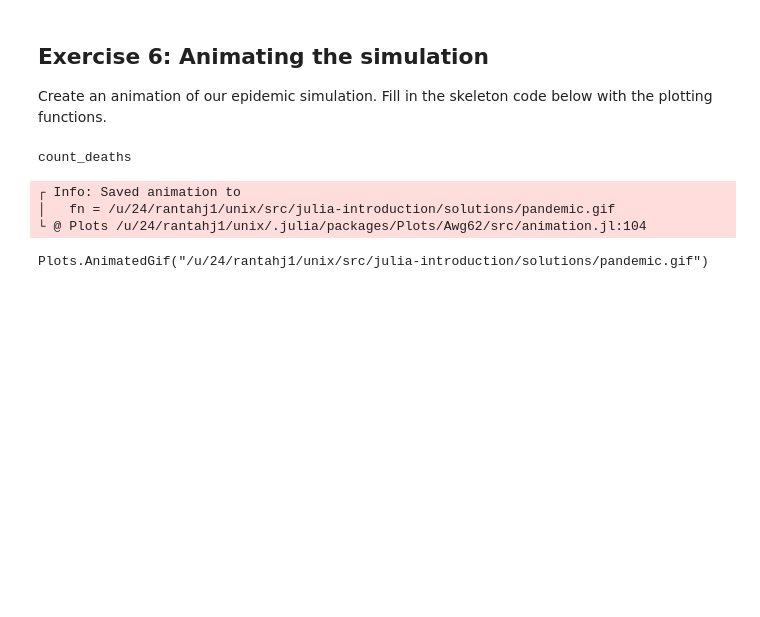
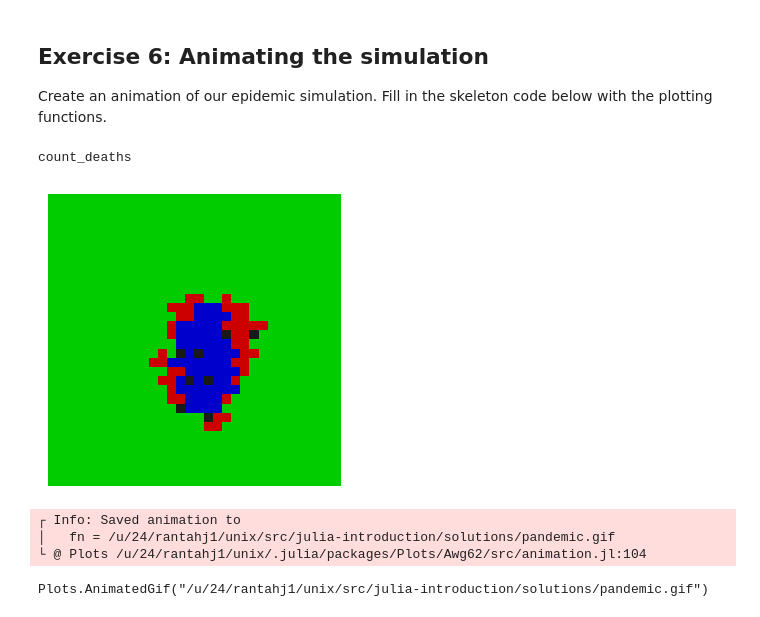
Before and after one commit to nnhjy/julia-introduction, a Jupyter notebook: solutions/05_Solutions-Packages_and_Plotting.ipynb, the cells around one changed output. Cells and saved outputs as stored; diff of their text form; code cells hidden in the pictures; blank space fills up the shorter version.

```diff
--- a/solutions/05_Solutions-Packages_and_Plotting.ipynb
+++ b/solutions/05_Solutions-Packages_and_Plotting.ipynb
@@ -99,30 +99,28 @@ include("../epidemic.jl")
 count_deaths
 # %%
 using Plots
-gr()
+pyplot()
 
 # Set the size of the animation window
 default(size = (400, 300))
 
 # The map of cells
 plants = make_plants(32,32)
 
-# Build the animation frames by running simulation steps and generating a plot
-function animation()
-    anim = Animation()
-
-    "Build the animation frames by running simulation steps and generating a plot"
-    for i ∈ 1:20
+"Build the animation frames by running simulation steps and generating a plot"
+function animation(plants)
+    anim = @animate for i ∈ 1:20
         update!(plants, 5, 0.02, 0.2)
-        p = plot!(to_colors.(plants),legend=false, border=:none)
-        frame(anim, p)
+        frame = plot(to_colors.(plants),legend=false, border=:none)
+        frame
     end
     return anim
 end
 
-anim = animation()
+anim = animation(plants)
 gif(anim, "pandemic.gif", fps = 5)
 # %% [output]
+[figure, added]
 ┌ Info: Saved animation to
 │   fn = /u/24/rantahj1/unix/src/julia-introduction/solutions/pandemic.gif
 └ @ Plots /u/24/rantahj1/unix/.julia/packages/Plots/Awg62/src/animation.jl:104
```
